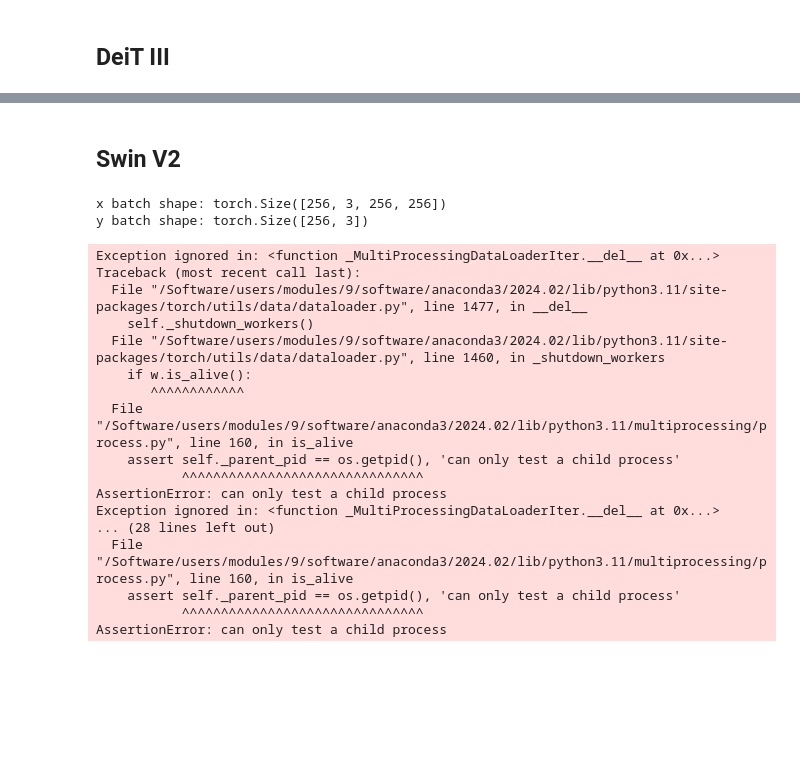
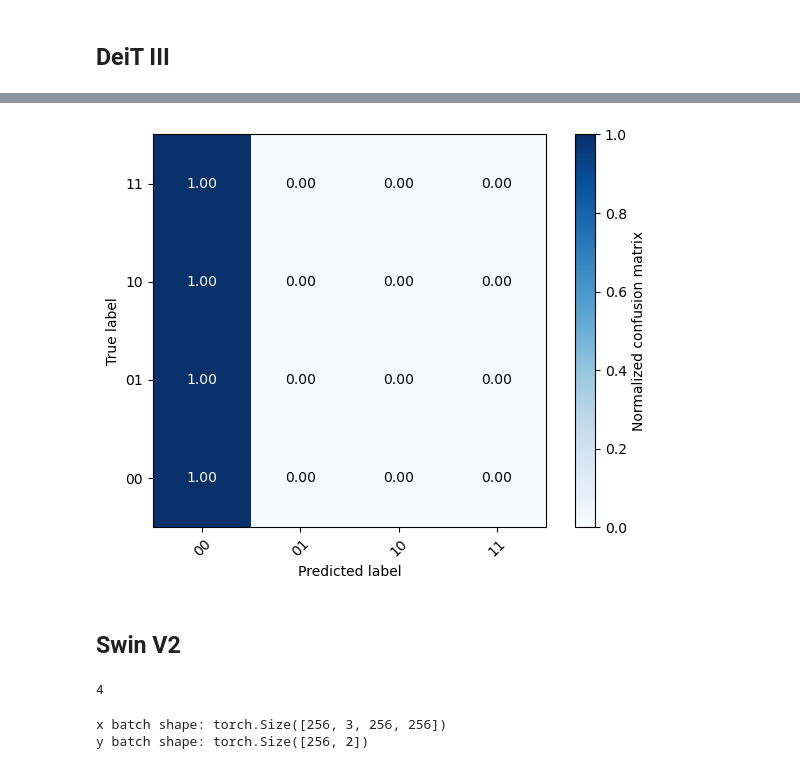
Before and after one commit to SoulOfSword/DLP_galaxy_mergers, a Jupyter notebook: Notebooks/transformers.ipynb, the cells around one changed output, grey strips where cells are left out. Drawn from its saved outputs; the diff is of its cells as text; code cells hidden in the pictures; blank space fills up the shorter version.

```diff
--- a/Notebooks/transformers.ipynb
+++ b/Notebooks/transformers.ipynb
@@ -312,3 +425,7 @@ Text(0, 0.5, 'Loss')
+# %%
+af.multilabel_plot_confusion_matrix(deit3_multi_all_labels, deit3_multi_all_preds, classes=None, normalize=True, title=None, cmap=plt.cm.Blues)
+# %% [output]
+[figure, added]
 # %% [markdown]
 ## Swin V2
 # %%
@@ -349,3 +468,7 @@ transform = transforms.Compose([
 ])
 
 swin_multidata = DC.ClassificationDataset(datadir, labels, transform = transform)
+# %%
+len(swin_multi.layers)
+# %% [output]
+4
@@ -352,8 +528,8 @@ swin_multidata = DC.ClassificationDataset(datadir, labels, transform = transform
 # %%
-train_size = int(0.81 * len(swin_multidata))
-val_size = int(0.09*len(swin_multidata))
-test_size = len(swin_multidata) - train_size - val_size
-swin_multi_train_dataset, swin_multi_val_dataset, swin_multi_test_dataset = random_split(swin_multidata, [train_size, val_size, test_size])
+# train_size = int(0.81 * len(swin_multidata))
+# val_size = int(0.09*len(swin_multidata))
+# test_size = len(swin_multidata) - train_size - val_size
+# swin_multi_train_dataset, swin_multi_val_dataset, swin_multi_test_dataset = random_split(swin_multidata, [train_size, val_size, test_size])
 
 batch_size = 256
 num_workers = 4
@@ -371,22 +547,5 @@ print("x batch shape:", x.shape)  # Should be [batch_size, 3, 224, 224]
 print("y batch shape:", y.shape)  # Should be [batch_size, 3]
 # %% [output]
 x batch shape: torch.Size([256, 3, 256, 256])
-y batch shape: torch.Size([256, 3])
+y batch shape: torch.Size([256, 2])
-Exception ignored in: <function _MultiProcessingDataLoaderIter.__del__ at 0x...>
-Traceback (most recent call last):
-  File "/Software/users/modules/9/software/anaconda3/2024.02/lib/python3.11/site-packages/torch/utils/data/dataloader.py", line 1477, in __del__
-    self._shutdown_workers()
-  File "/Software/users/modules/9/software/anaconda3/2024.02/lib/python3.11/site-packages/torch/utils/data/dataloader.py", line 1460, in _shutdown_workers
-    if w.is_alive():
-       ^^^^^^^^^^^^
-  File "/Software/users/modules/9/software/anaconda3/2024.02/lib/python3.11/multiprocessing/process.py", line 160, in is_alive
-    assert self._parent_pid == os.getpid(), 'can only test a child process'
-           ^^^^^^^^^^^^^^^^^^^^^^^^^^^^^^^
-AssertionError: can only test a child process
-Exception ignored in: <function _MultiProcessingDataLoaderIter.__del__ at 0x...>
-... (28 lines left out)
-  File "/Software/users/modules/9/software/anaconda3/2024.02/lib/python3.11/multiprocessing/process.py", line 160, in is_alive
-    assert self._parent_pid == os.getpid(), 'can only test a child process'
-           ^^^^^^^^^^^^^^^^^^^^^^^^^^^^^^^
-AssertionError: can only test a child process
 # %%
```
Also changed, not shown: parts of 26 cells of this notebook, 1 other file.
